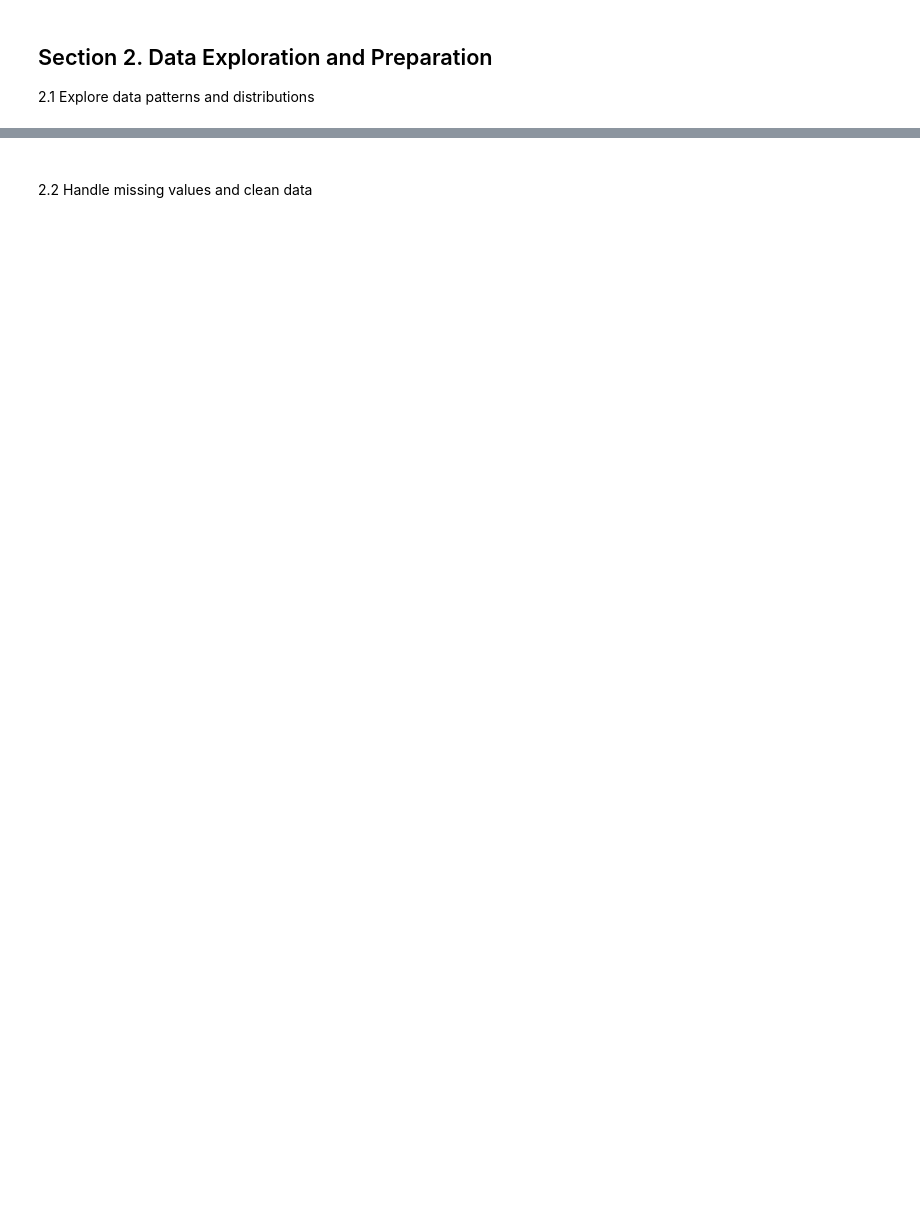
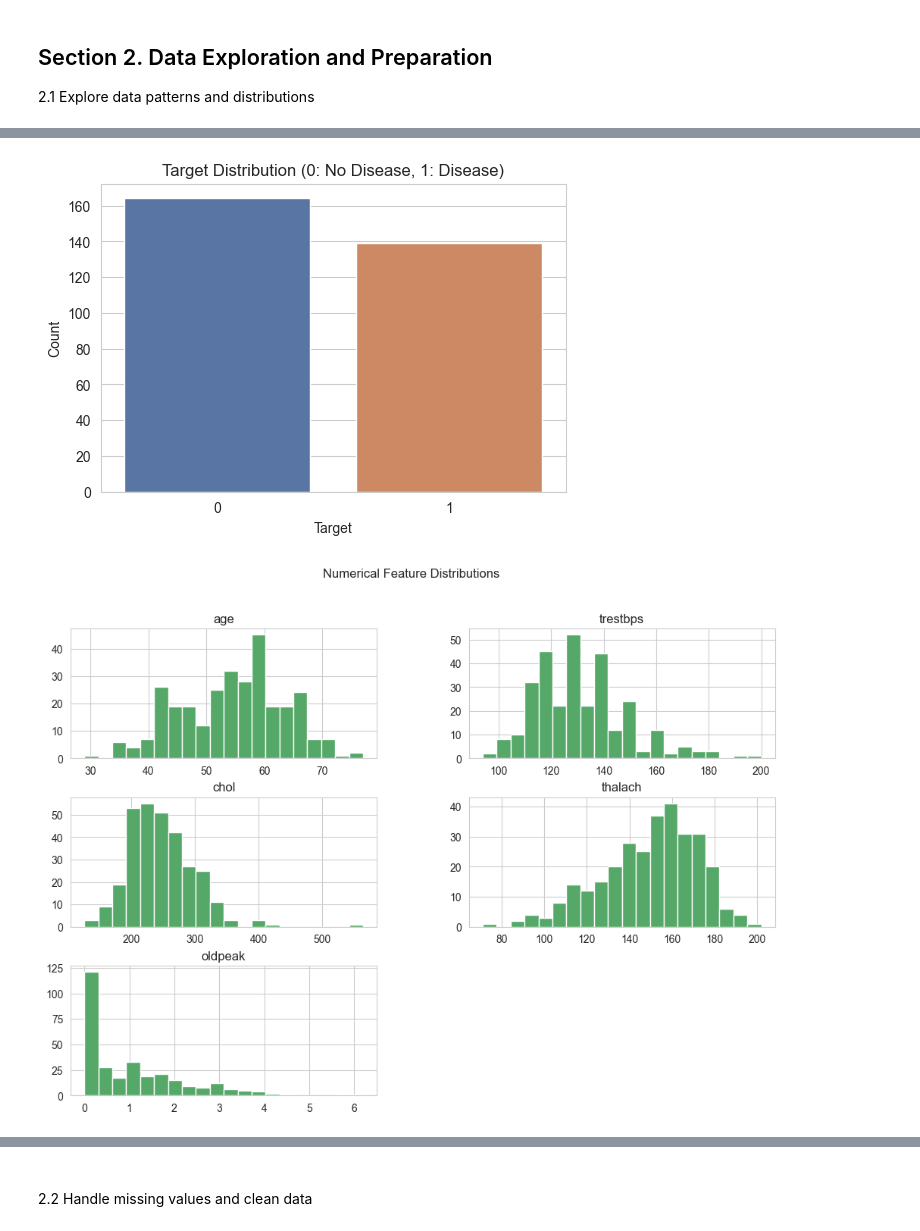
Before and after one commit to anjana-codes/ml_classification_anjana, a Jupyter notebook: notebooks/classification_anjana.ipynb, the cells around one changed output, grey strips where cells are left out. Cells and saved outputs as stored; diff of their text form; code cells hidden in the pictures; blank space fills up the shorter version.

```diff
--- a/notebooks/classification_anjana.ipynb
+++ b/notebooks/classification_anjana.ipynb
@@ -54,0 +28,7 @@ print(df.shape)
+# %%
+
+file_path = r"C:\Repos\ml_classification_anjana\data\processed.cleveland.data"
+column_names = ['age', 'sex', 'cp', 'trestbps', 'chol', 'fbs', 'restecg', 'thalach', 'exang', 'oldpeak', 'slope', 'ca', 'thal', 'target']
+df = pd.read_csv(file_path, names=column_names, na_values='?')
+print("✅ Data Loaded Successfully")
+df.head(10)
@@ -122,0 +89,57 @@ Name: proportion, dtype: float64
+# %%
+# Binarize target for binary classification
+df['target_binary'] = (df['target'] > 0).astype(int)
+
+# -------------------------------
+# Target Distribution
+# -------------------------------
+plt.figure(figsize=(6,4))
+sns.countplot(data=df, x='target_binary', hue='target_binary',
+              palette=['#4C72B0', '#DD8452'], legend=False)
+plt.title('Target Distribution (0: No Disease, 1: Disease)')
+plt.xlabel('Target')
+plt.ylabel('Count')
+plt.show()
+
+# -------------------------------
+# Histograms for Numerical Features
+# -------------------------------
+numerical_features = ['age', 'trestbps', 'chol', 'thalach', 'oldpeak']
+
+df[numerical_features].hist(bins=20, figsize=(12,8), color='#55A868')
+plt.suptitle('Numerical Feature Distributions')
+plt.show()
+
+# -------------------------------
+# Boxplots for Numerical Features by Target
+# -------------------------------
+fig, axes = plt.subplots(2, 3, figsize=(15,10))
+for i, feature in enumerate(numerical_features):
+    row, col = i // 3, i % 3
+    sns.boxplot(data=df, x='target_binary', y=feature,
+                hue='target_binary', palette=['#4C72B0', '#DD8452'],
+                legend=False, ax=axes[row, col])
+    axes[row, col].set_title(f'{feature} by Target')
+
+# Remove empty subplot (6th slot)
+if len(numerical_features) < axes.size:
+    for j in range(len(numerical_features), axes.size):
+        fig.delaxes(axes.flatten()[j])
+
+plt.tight_layout()
+plt.show()
+
+# -------------------------------
+# Chest Pain Type by Target
+# -------------------------------
+plt.figure(figsize=(6,4))
+sns.countplot(data=df, x='cp', hue='target_binary',
+              palette=['#4C72B0', '#DD8452'])
+plt.title('Chest Pain Type by Target')
+plt.xlabel('Chest Pain Type (cp)')
+plt.ylabel('Count')
+plt.legend(title='Target (0=No Disease, 1=Disease)')
+plt.show()
+# %% [output]
+[figure, added]
+[figure, added]
```
Also changed, not shown: parts of 48 cells of this notebook, 8 other files.
